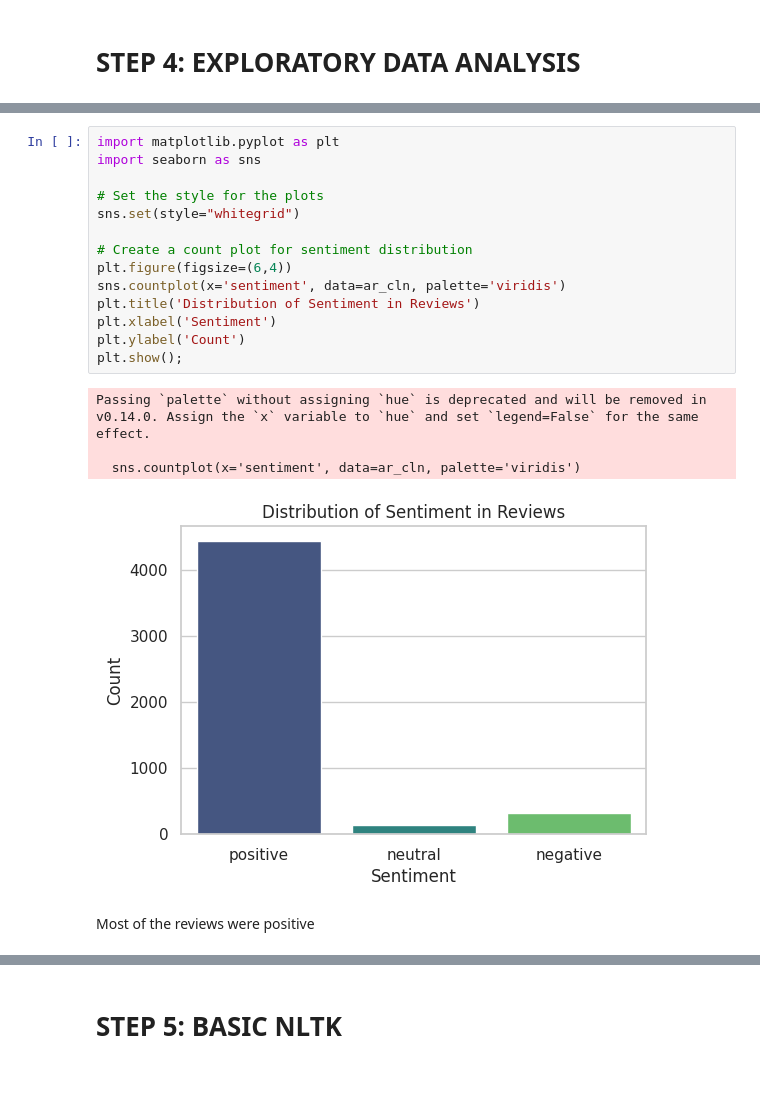
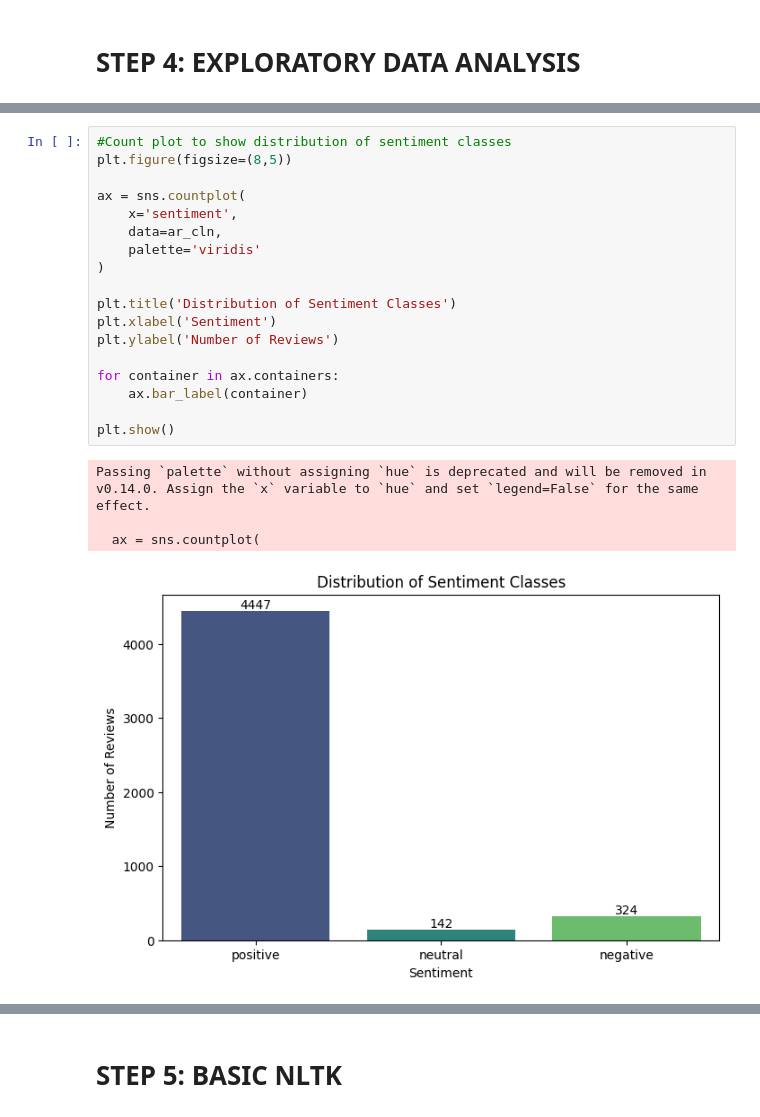
Before and after one commit to marsgitahi/Sentiment-Analysis, a Jupyter notebook: Sentiment_Analysis!.ipynb, the cells around one changed output, grey strips where cells are left out. Cells and saved outputs as stored; diff of their text form; blank space fills up the shorter version.

```diff
--- a/Sentiment_Analysis!.ipynb
+++ b/Sentiment_Analysis!.ipynb
@@ -269,21 +328,23 @@ Majority of the customers gave 5 star reviews
 # %%
-import matplotlib.pyplot as plt
-import seaborn as sns
+#Count plot to show distribution of sentiment classes
+plt.figure(figsize=(8,5))
 
-# Set the style for the plots
-sns.set(style="whitegrid")
+ax = sns.countplot(
+    x='sentiment',
+    data=ar_cln,
+    palette='viridis'
+)
 
-# Create a count plot for sentiment distribution
-plt.figure(figsize=(6,4))
-sns.countplot(x='sentiment', data=ar_cln, palette='viridis')
-plt.title('Distribution of Sentiment in Reviews')
+plt.title('Distribution of Sentiment Classes')
 plt.xlabel('Sentiment')
-plt.ylabel('Count')
-plt.show();
+plt.ylabel('Number of Reviews')
+
+for container in ax.containers:
+    ax.bar_label(container)
+
+plt.show()
 # %% [output]
 Passing `palette` without assigning `hue` is deprecated and will be removed in v0.14.0. Assign the `x` variable to `hue` and set `legend=False` for the same effect.
 
-  sns.countplot(x='sentiment', data=ar_cln, palette='viridis')
+  ax = sns.countplot(
-[figure, old version]
+[figure, new version]
-# %% [markdown]
-Most of the reviews were positive
```
Also changed, not shown: parts of 34 cells of this notebook.
